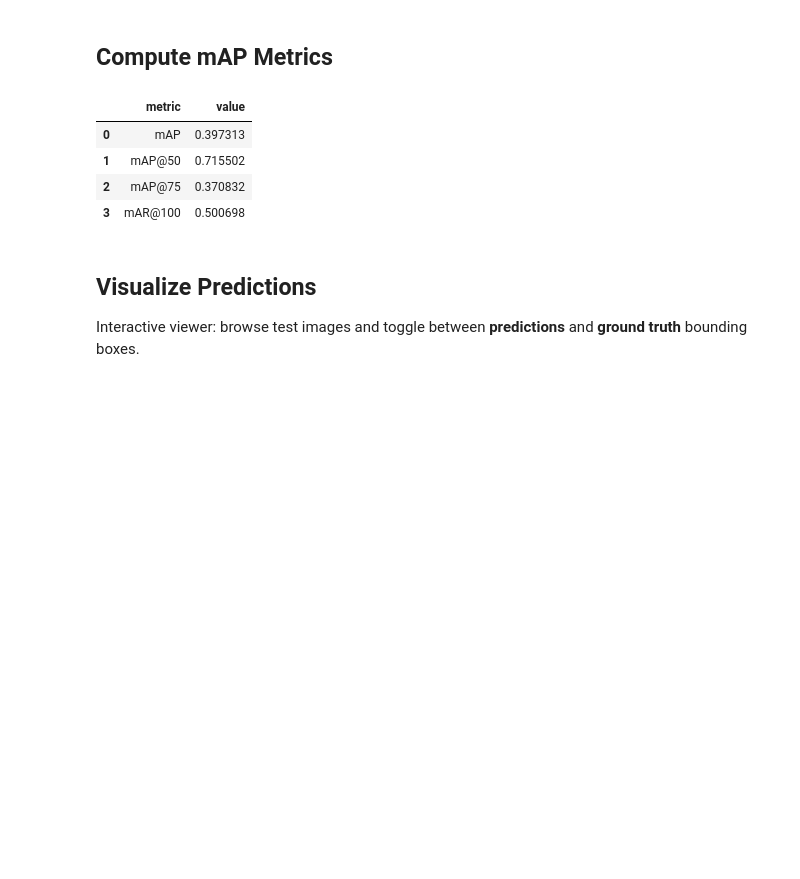
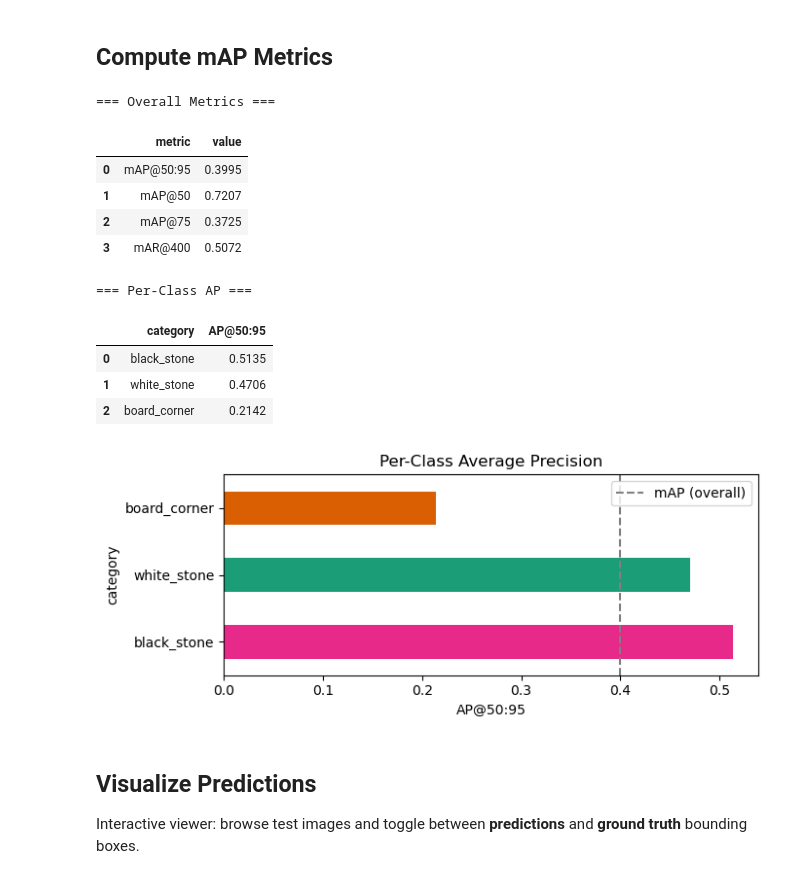
Before and after one commit to kaya-go/moku, a Jupyter notebook: notebooks/03_Evaluate.ipynb, the cells around one changed output. Cells and saved outputs as stored; diff of their text form; code cells hidden in the pictures; blank space fills up the shorter version.

```diff
--- a/notebooks/03_Evaluate.ipynb
+++ b/notebooks/03_Evaluate.ipynb
@@ -44,9 +40,10 @@ Load the test split and the best trained model from HF Hub (`kaya-go/moku-v1`).
 Best config from grid search: `lr=5e-5, batch_size=4, weight_decay=1e-4`.
 # %%
 # Best model from grid search (pushed to HF Hub)
-MODEL_PATH = HF_MODEL  # "kaya-go/moku-v1"
+MODEL_PATH = "kaya-go/moku-v1"
+DATASET_PATH = "kaya-go/moku-v1"
 
-dataset = load_dataset(HF_DATASET)
+dataset = load_dataset(DATASET_PATH)
 image_processor = load_image_processor()
 
 model = RTDetrForObjectDetection.from_pretrained(
@@ -56,7 +53,7 @@ model = RTDetrForObjectDetection.from_pretrained(
     label2id=CATEGORIES,
 )
 
-dataset["test"].set_transform(make_eval_transform(image_processor))
+dataset.set_transform(make_eval_transform(image_processor))
 print(f"Model loaded from: {MODEL_PATH}")
 print(f"Test set: {len(dataset['test'])} images")
 # %% [output]
@@ -67,21 +64,42 @@ Test set: 50 images
 # %%
 THRESHOLD = 0.05
 
 metrics = evaluate_map(
     model=model,
     dataset=dataset["test"],
     image_processor=image_processor,
     batch_size=8,
     threshold=THRESHOLD,
 )
 
+print("=== Overall Metrics ===")
 display(format_map_results(metrics))
+
+print("\n=== Per-Class AP ===")
+pc = format_map_per_class(metrics)
+display(pc)
+
+# Bar chart: per-class AP@50:95
+ax = pc.plot.barh(x="category", y="AP@50:95", figsize=(7, 3), legend=False, color=["#e7298a", "#1b9e77", "#d95f02"])
+ax.set_xlabel("AP@50:95")
+ax.set_title("Per-Class Average Precision")
+ax.axvline(float(metrics.get("map", 0)), color="gray", linestyle="--", label="mAP")
+ax.legend(["mAP (overall)"])
+plt.tight_layout()
+plt.show()
 # %% [output]
+=== Overall Metrics ===
 |  | metric | value |
-| 0 | mAP | 0.397313 |
-| 1 | mAP@50 | 0.715502 |
-| 2 | mAP@75 | 0.370832 |
-| 3 | mAR@100 | 0.500698 |
+| 0 | mAP@50:95 | 0.3995 |
+| 1 | mAP@50 | 0.7207 |
+| 2 | mAP@75 | 0.3725 |
+| 3 | mAR@400 | 0.5072 |
+=== Per-Class AP ===
+|  | category | AP@50:95 |
+| 0 | black_stone | 0.5135 |
+| 1 | white_stone | 0.4706 |
+| 2 | board_corner | 0.2142 |
+[figure, added]
 # %% [markdown]
 ## Visualize Predictions
 
```
Also changed, not shown: parts of 2 cells of this notebook, 12 other files.
